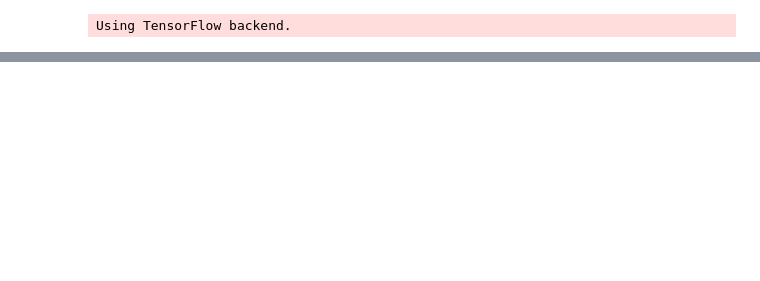
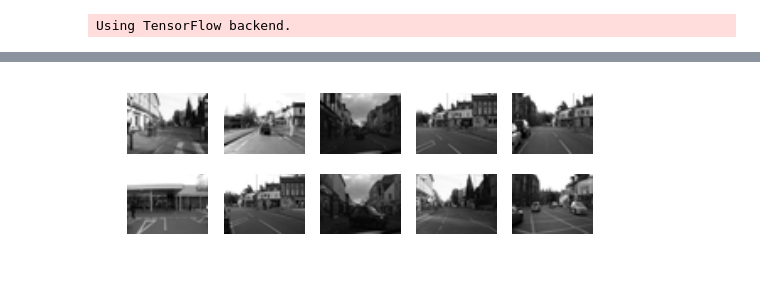
Before and after one commit to guanfuchen/deadline_6_30, a Jupyter notebook: scripts/moving_object_keras.ipynb, the cells around one changed output, grey strips where cells are left out. Saved outputs shown, nothing was run; the diff lists cells and outputs as text; code cells hidden in the pictures; blank space fills up the shorter version.

```diff
--- a/scripts/moving_object_keras.ipynb
+++ b/scripts/moving_object_keras.ipynb
@@ -79,0 +118,10 @@ data_generate = GenerateMovingMnistData()
+# %%
+class camvid_config:
+    def __init__(self):
+        pass
+#     data_dir = os.path.join(os.path.expanduser('~/Data/trainannot_moving_48x36.npy')) # 标注过的标签
+    data_dir = os.path.join(os.path.expanduser('~/Data/train_48x36.npy')) # 原图像
+    train_sequences_num = 300
+    truncated_steps = 9
+    batch_size = 4
+    num_timestamps = 10
@@ -135,3 +243,13 @@ data_sample_test_pred.shape
+# %%
+for image_index in range(vpn_mnist_config.num_timestamps):
+    img = data_sample_test[0, image_index, :, :, 0]
+#     img = (img*255).astype(np.uint8)
+#     img = decode_segmap(img)
+    plt.subplot(4, 5, image_index+1)
+    plt.imshow(img, cmap='gray')
+    plt.axis('off')
+# %% [output]
+[figure, added]
 # %%
 for image_index in range(vpn_mnist_config.num_timestamps):
     img = data_sample_test_pred[0, image_index, :, :, 0]
```
Also changed, not shown: parts of 12 cells of this notebook, 1 other file.
